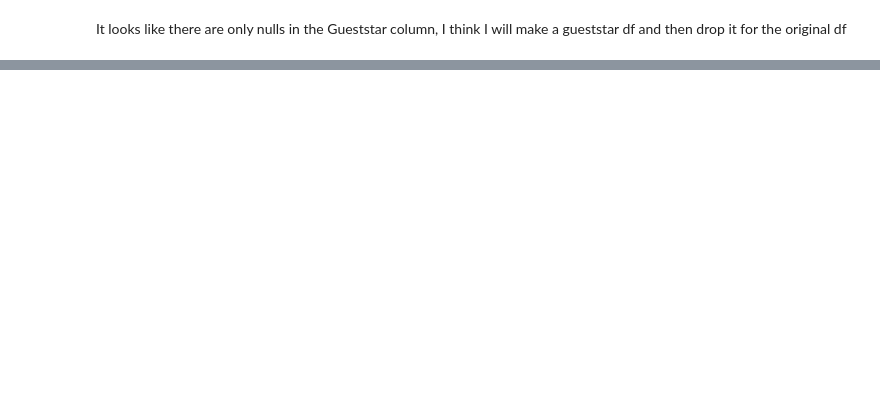
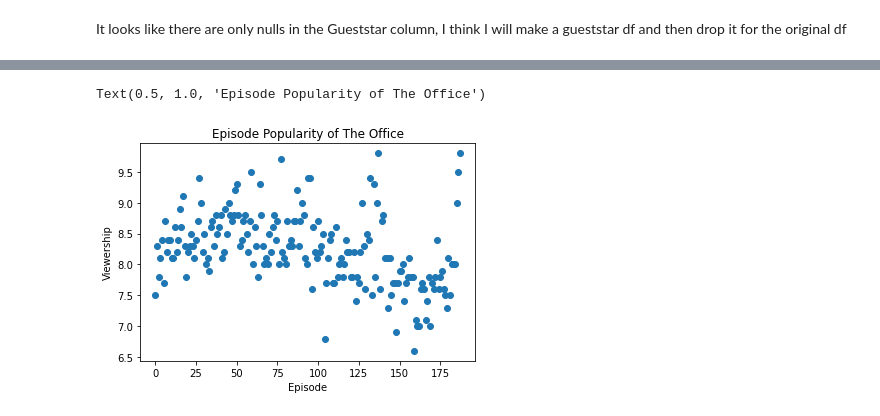
Before and after one commit to jamesallen0351/the_office, a Jupyter notebook: office_scratchpad.ipynb, the cells around one changed output, grey strips where cells are left out. Cells and saved outputs as stored; diff of their text form; code cells hidden in the pictures; blank space fills up the shorter version.

Commit message:
update wrangle functions and notebook

```diff
--- a/office_scratchpad.ipynb
+++ b/office_scratchpad.ipynb
@@ -7,5 +9,16 @@ import pandas as pd
 # %% [markdown]
 # Acquire
+# %%
+# functions to set data to be used in my visualizations
+def set_color(ratings):
+    if ratings < 7.4:
+        return 'red'
+    elif (ratings >= 7.4) & (ratings < 8.2):
+        return 'yellow'
+    elif (ratings >= 8.2) & (ratings < 9.0):
+        return 'lightgreen'
+    elif (ratings >= 9.0):
+        return 'darkgreen'
 # %%
 def the_office():
     '''
@@ -143,0 +262,23 @@ Name: 77, dtype: object
+# %%
+# functions to set data to be used in my visualizations
+def set_color(ratings):
+    if ratings < 7.4:
+        return 'red'
+    elif (ratings >= 7.4) & (ratings < 8.2):
+        return 'yellow'
+    elif (ratings >= 8.2) & (ratings < 9.0):
+        return 'lightgreen'
+    elif (ratings >= 9.0):
+        return 'darkgreen'
+# %%
+# setting data required in visualizations
+df['color'] = df['ratings'].apply(set_color)
+df.head()
+# %%
+plt.scatter(df.episode, df.ratings)
+plt.xlabel("Episode")
+plt.ylabel("Viewership")
+plt.title("Episode Popularity of The Office")
+# %% [output]
+Text(0.5, 1.0, 'Episode Popularity of The Office')
+[figure, added]
```
Also changed, not shown: parts of 17 cells of this notebook, 1 other file.
